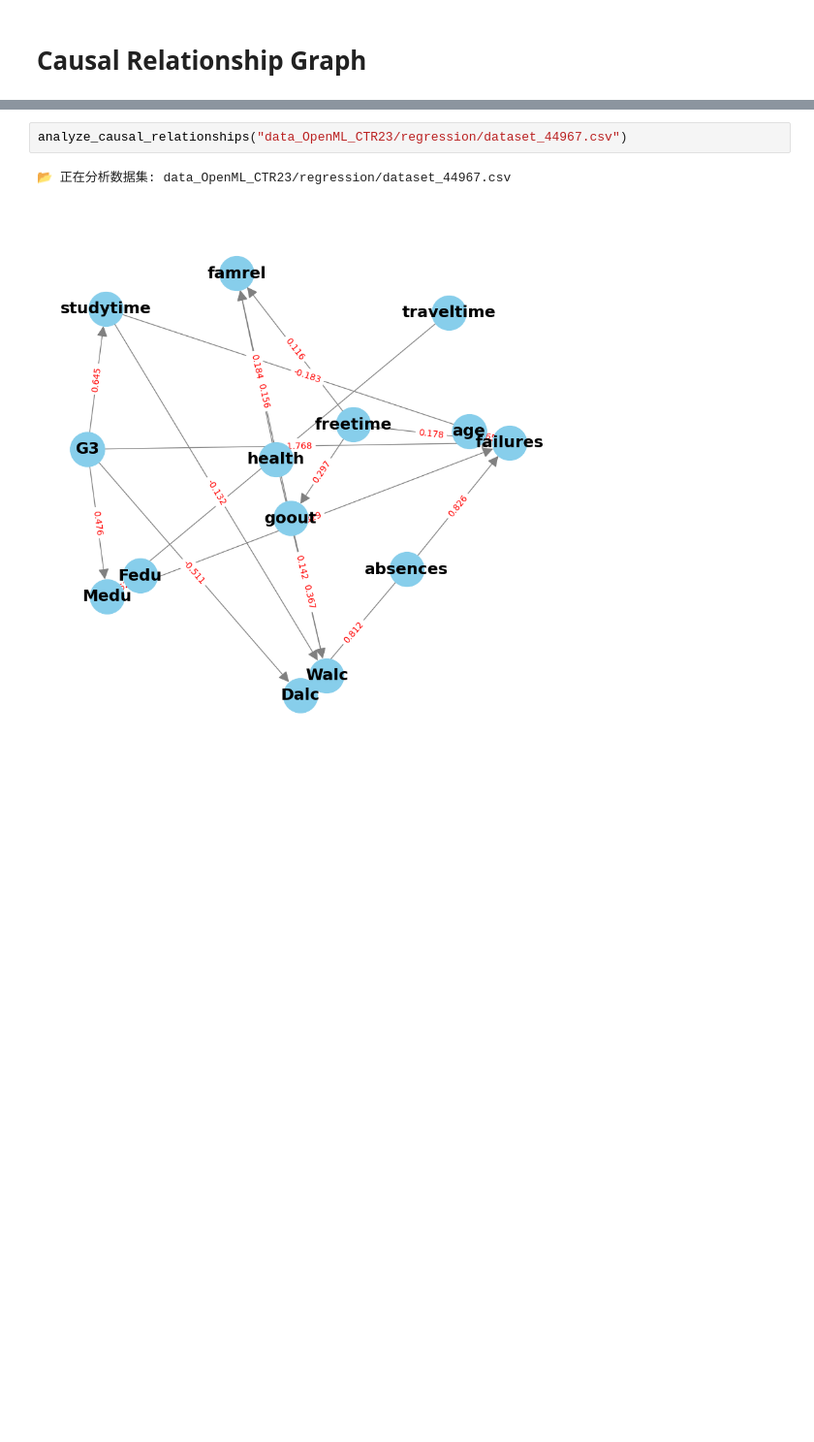
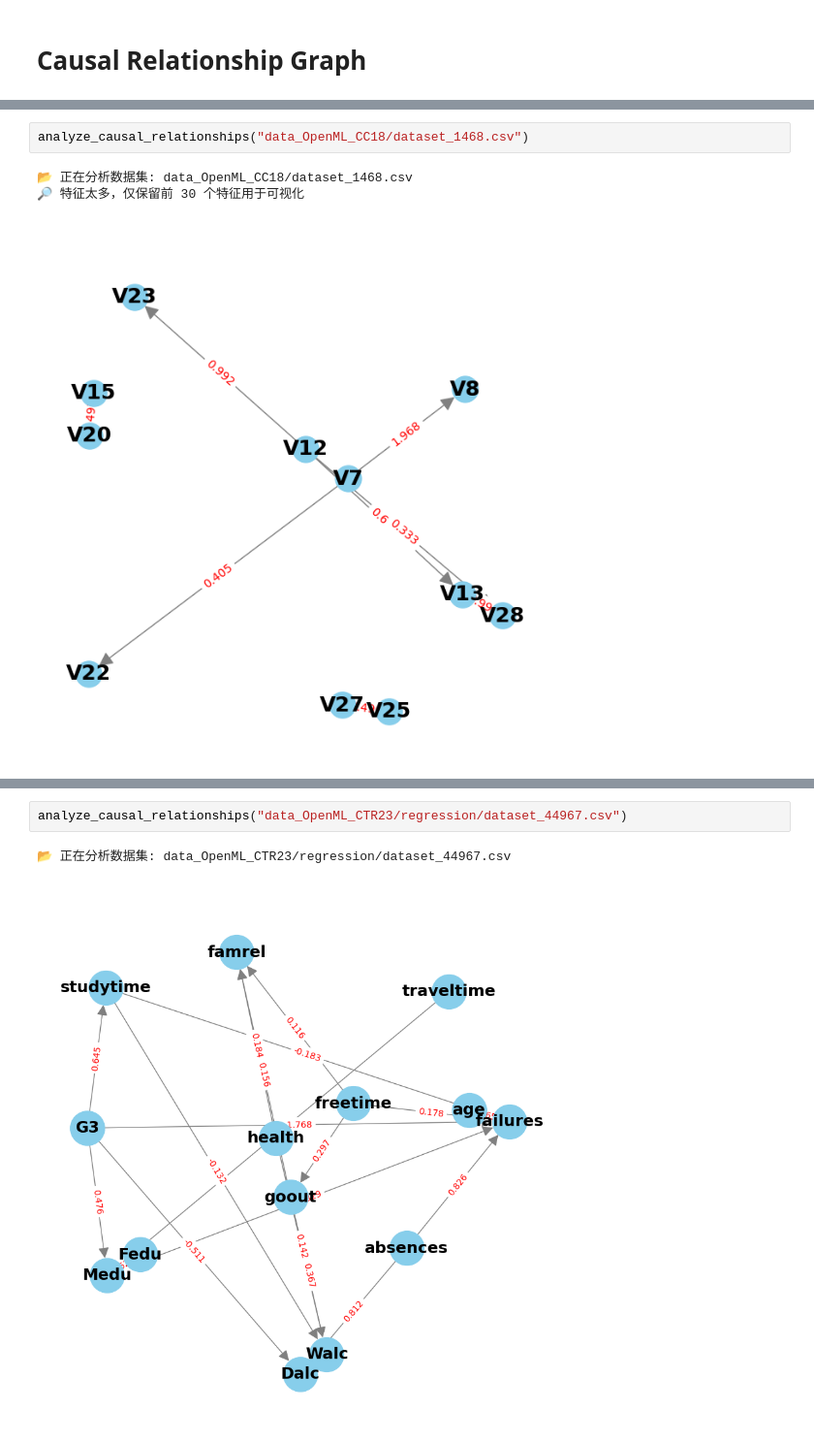
Before and after one commit to SavannahSun/Tab_TEST, a Jupyter notebook: causual.ipynb, the cells around one changed output, grey strips where cells are left out. Shown at 97% size. Drawn from its saved outputs; the diff is of its cells as text; blank space fills up the shorter version.

```diff
--- a/causual.ipynb
+++ b/causual.ipynb
@@ -67,0 +73,6 @@ def analyze_causal_relationships(csv_path, threshold=0.1, max_features=15):
+# %%
+analyze_causal_relationships("data_OpenML_CC18/dataset_1468.csv")
+# %% [output]
+📂 正在分析数据集: data_OpenML_CC18/dataset_1468.csv
+🔎 特征太多，仅保留前 30 个特征用于可视化
+[figure, added]
```
Also changed, not shown: parts of 3 cells of this notebook, 10 other files.
